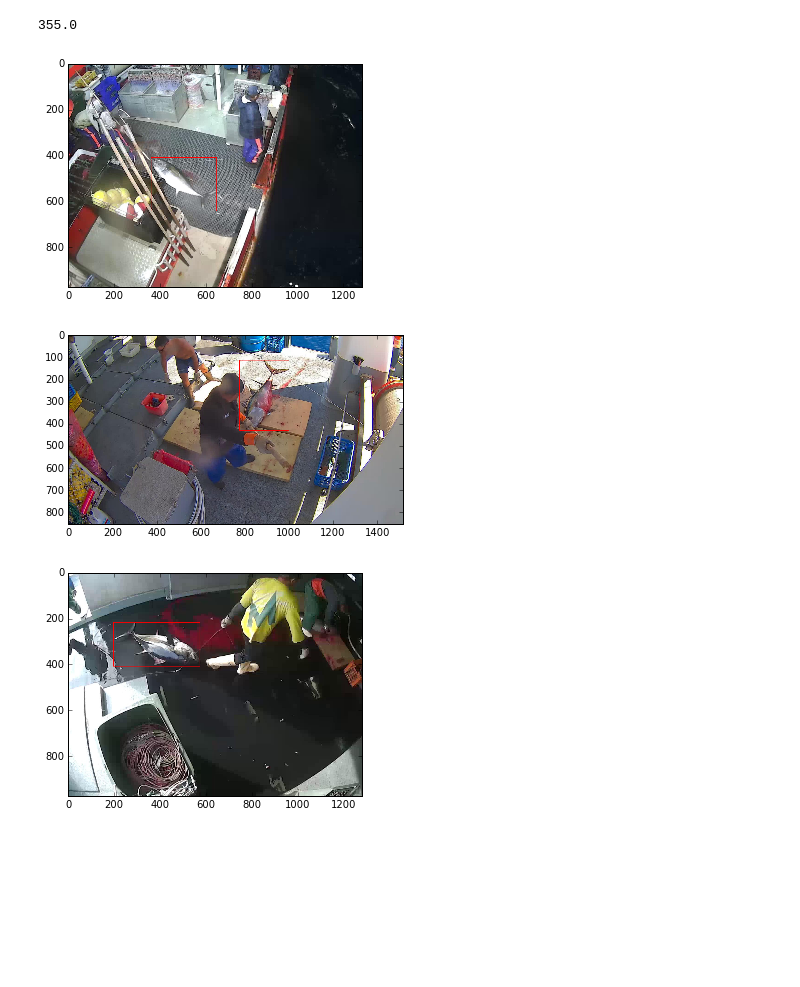
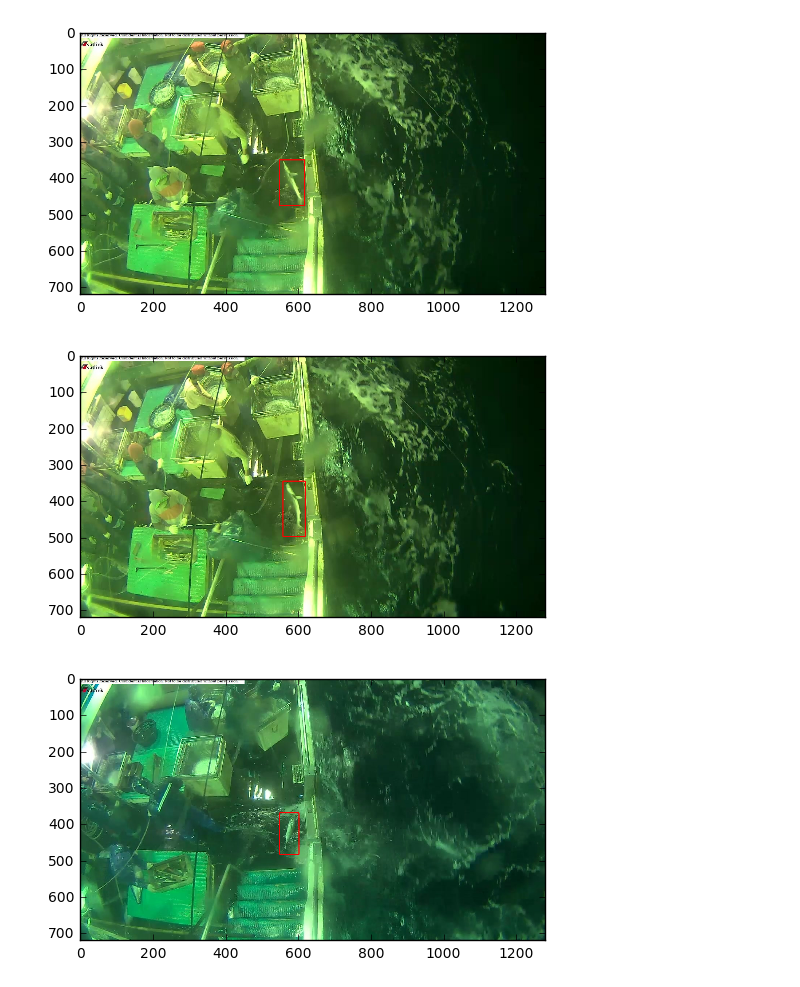
Before and after one commit to yuyang2009/kaggle, a Jupyter notebook: rotate_crop_and_resize_train_imgs.ipynb, the cells around one changed output. Saved outputs shown, nothing was run; the diff lists cells and outputs as text; code cells hidden in the pictures; blank space fills up the shorter version.

```diff
--- a/rotate_crop_and_resize_train_imgs.ipynb
+++ b/rotate_crop_and_resize_train_imgs.ipynb
@@ -128,6 +93,6 @@ for index in random.sample(range(100), 10):
     filename = label_json[index]["filename"]
     file_path = data_dirs[0] + filename
     img = imread(file_path)
-    cv2.rectangle(img, (int(lt_x), int(lt_y)), (int(rb_x), int(rb_y)), 255, 2)
+    cv2.rectangle(img, (int(lt_x), int(lt_y)), (int(rb_x), int(rb_y)), 254, 2)
     plt.figure()
     plt.imshow(img)
@@ -145,27 +99,36 @@ for index in random.sample(range(100), 10):
-# %%
-with open('./label/bet_labels.json', 'r') as f:
-    label_json = json.load(f)
-# %%
-label_json[0]["annotations"][0]["width"]
-# %% [output]
-355.0
+# %%
+label_files = ['./label/bet_labels.json',
+                 './label/alb_labels.json',
+                 './label/yft_labels.json',
+                 './label/dol_labels.json',
+                 './label/shark_labels.json',
+                 './label/lag_labels.json',
+                 './label/other_labels.json']
+data_dirs = ['./input/train/BET/',
+             './input/train/ALB/',
+             './input/train/YFT/',
+             './input/train/DOL/',
+             './input/train/SHARK/',
+             './input/train/LAG/',
+             './input/train/OTHER/']
 # %%
-label_file = './label/bet_labels.json'
+ind = 4
+label_file = label_files[ind]
 with open(label_file, 'r') as f:
     label_json = json.load(f)
 
-for index in random.sample(range(100), 10):
+for index in random.sample(range(len(label_json)), 10):
     rect_lst = label_json[index]["annotations"]
     filename = label_json[index]["filename"]
-    file_path = data_dirs[0] + filename
+    file_path = data_dirs[ind] + filename.split("/")[-1]
     img = imread(file_path)
     for rect in rect_lst:
         x1, y1 = int(rect['x']), int(rect['y'])
         x2, y2 = x1+int(rect['width']), y1+int(rect['height'])
         cv2.rectangle(img, (x1, y1), (x2, y2), 255, 2)
     plt.figure()
     plt.imshow(img)
 # %% [output]
-[figure, old version]
+[figure, new version]
-[figure, old version]
+[figure, new version]
-[figure, old version]
+[figure, new version]
```
Also changed, not shown: parts of 9 cells of this notebook.
